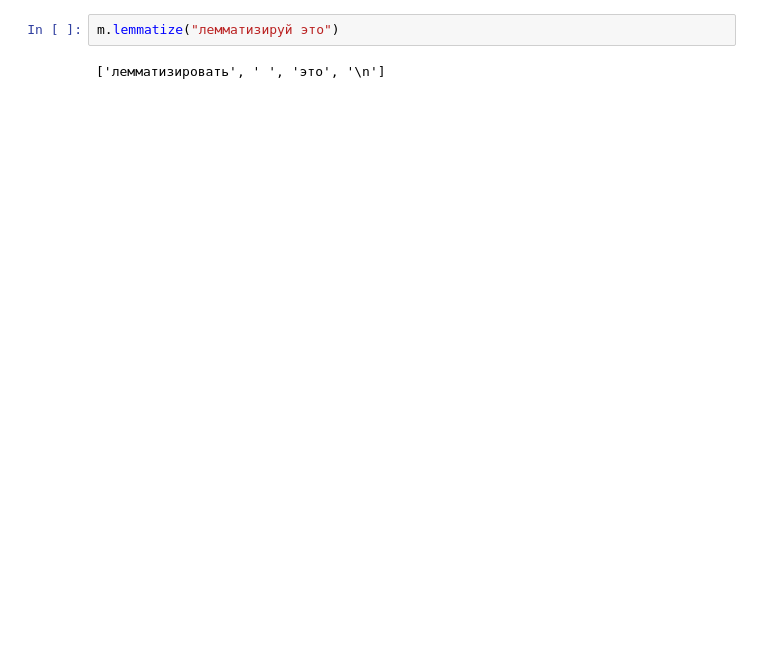
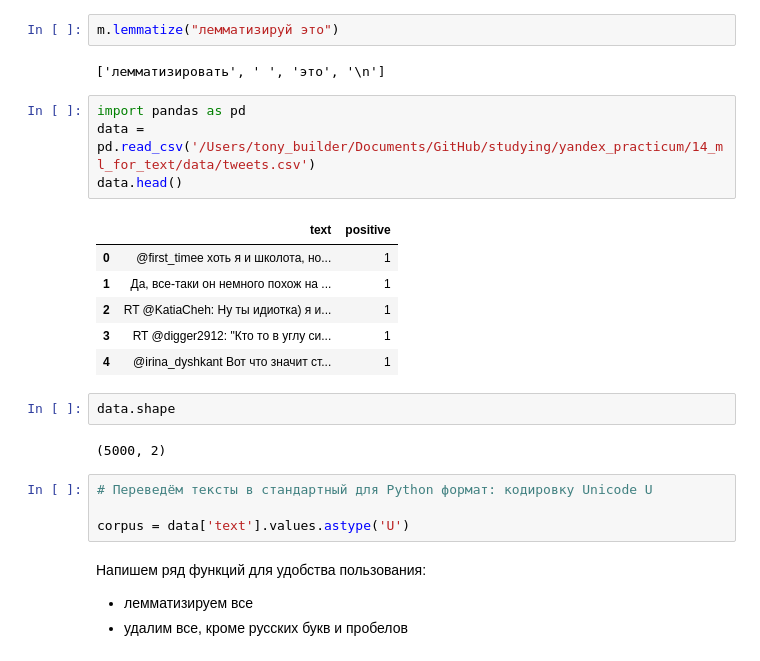
Before and after one commit to anthonypotekhin/studying, a Jupyter notebook: yandex_practicum/14_ml_for_text/ml_text_lecture.ipynb, the cells around one changed output. Drawn from its saved outputs; the diff is of its cells as text; blank space fills up the shorter version.

```diff
--- a/yandex_practicum/14_ml_for_text/ml_text_lecture.ipynb
+++ b/yandex_practicum/14_ml_for_text/ml_text_lecture.ipynb
@@ -19,3 +17,26 @@ Installing mystem to /Users/tony_builder/.local/bin/mystem from http://download.
 m.lemmatize("лемматизируй это")
 # %% [output]
 ['лемматизировать', ' ', 'это', '\n']
+# %%
+import pandas as pd
+data = pd.read_csv('/Users/tony_builder/Documents/GitHub/studying/yandex_practicum/14_ml_for_text/data/tweets.csv')
+data.head()
+# %% [output]
+|  | text | positive |
+| 0 | @first_timee хоть я и школота, но... | 1 |
+| 1 | Да, все-таки он немного похож на ... | 1 |
+| 2 | RT @KatiaCheh: Ну ты идиотка) я и... | 1 |
+| 3 | RT @digger2912: "Кто то в углу си... | 1 |
+| 4 | @irina_dyshkant Вот что значит ст... | 1 |
+# %%
+data.shape
+# %% [output]
+(5000, 2)
+# %%
+# Переведём тексты в стандартный для Python формат: кодировку Unicode U
+
+corpus = data['text'].values.astype('U')
+# %% [markdown]
+Напишем ряд функций для удобства пользования:
+- лемматизируем все
+- удалим все, кроме русских букв и пробелов
```
Also changed, not shown: parts of 28 cells of this notebook, 1 other file.
